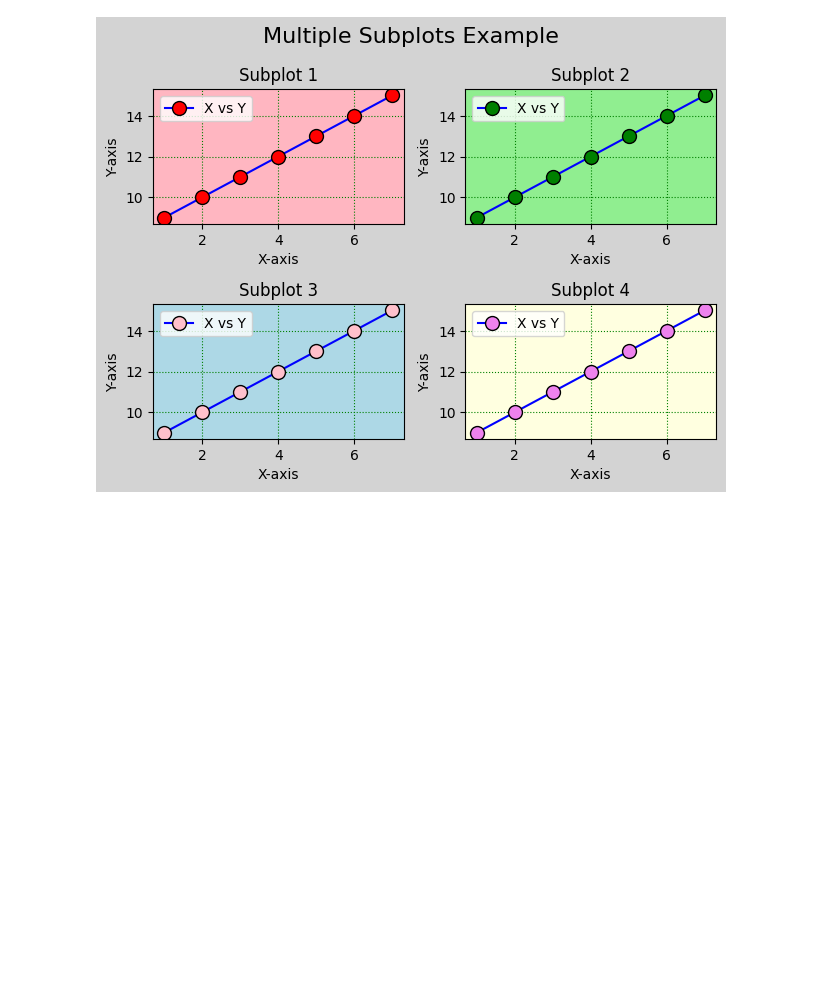
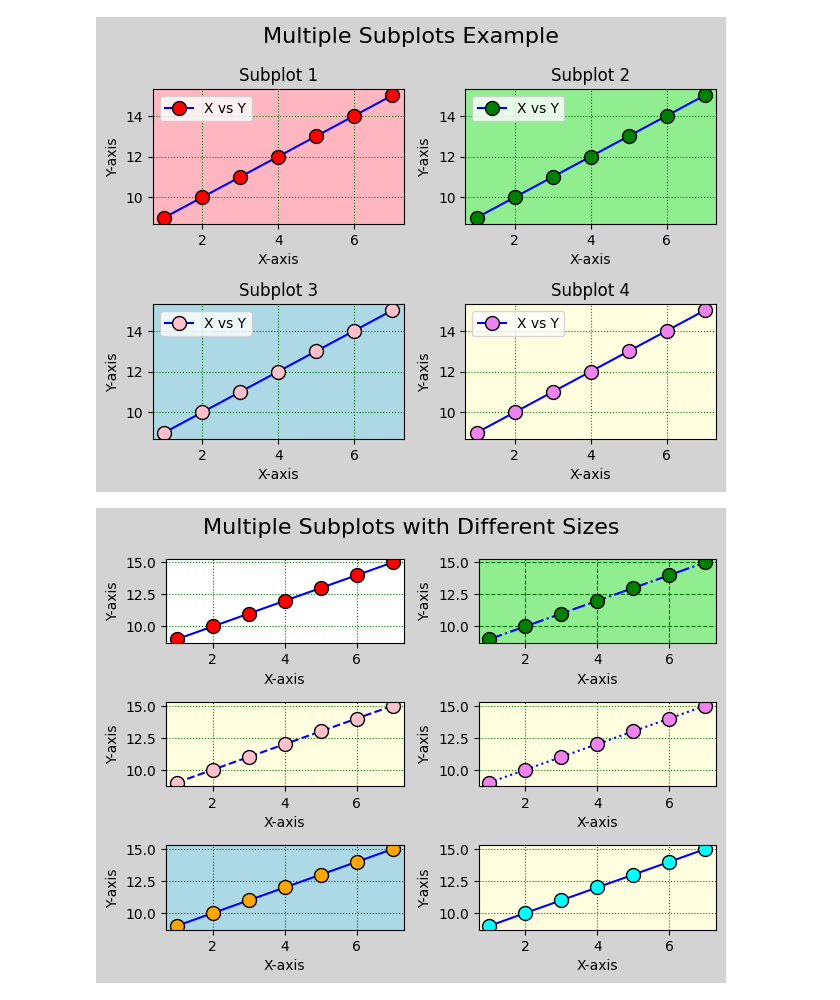
Before and after one commit to sangu0005/data_analysis_workspace, a Jupyter notebook: Maplotlib.ipynb, the cells around one changed output. Drawn from its saved outputs; the diff is of its cells as text; code cells hidden in the pictures; blank space fills up the shorter version.

```diff
--- a/Maplotlib.ipynb
+++ b/Maplotlib.ipynb
@@ -73,3 +73,46 @@ plt.tight_layout()
 plt.gcf().set_facecolor('lightgray')
 # %% [output]
 [figure]
+# %%
+fig, axes = plt.subplots(3, 2)
+fig.suptitle('Multiple Subplots with Different Sizes', fontsize=16)
+fig.set_facecolor('lightgray')
+
+axes[0, 0].plot(x, y, label='X vs Y', color='blue', marker='o', markersize=10, mfc='red', mec='black')
+axes[0, 0].grid(ls='dotted', color='green')
+axes[0, 0].set_xlabel('X-axis')
+axes[0, 0].set_ylabel('Y-axis')
+
+axes[0, 1].plot(x, y, label='X vs Y', color='blue', marker='o', markersize=10, mfc='green', mec='black',ls = '-.')
+axes[0, 1].grid(ls='dashed', color='green')
+axes[0, 1].set_xlabel('X-axis')
+axes[0, 1].set_ylabel('Y-axis')
+axes[0, 1].set_facecolor('lightgreen')
+
+axes[1, 0].plot(x, y, label='X vs Y', color='blue', marker='o', markersize=10, mfc='pink', mec='black',ls = '--')
+axes[1, 0].grid(ls='dotted', color='green')
+axes[1, 0].set_xlabel('X-axis')
+axes[1, 0].set_ylabel('Y-axis')
+axes[1, 0].set_facecolor('lightyellow')
+
+axes[1, 1].plot(x, y, label='X vs Y', color='blue', marker='o', markersize=10, mfc='violet', mec='black',ls = ':')
+axes[1, 1].grid(ls='dotted', color='green')
+axes[1, 1].set_xlabel('X-axis')
+axes[1, 1].set_ylabel('Y-axis')
+axes[1, 1].set_facecolor('lightyellow')
+
+axes[2, 0].plot(x, y, label='X vs Y', color='blue', marker='o', markersize=10, mfc='orange', mec='black',ls = '-')
+axes[2, 0].grid(ls='dotted', color='green')
+axes[2, 0].set_xlabel('X-axis')
+axes[2, 0].set_ylabel('Y-axis')
+axes[2, 0].set_facecolor('lightblue')
+
+axes[2, 1].plot(x, y, label='X vs Y', color='blue', marker='o', markersize=10, mfc='cyan', mec='black',ls = '-')
+axes[2, 1].grid(ls='dotted', color='green')
+axes[2, 1].set_xlabel('X-axis')
+axes[2, 1].set_ylabel('Y-axis')
+axes[2, 1].set_facecolor('lightyellow')
+
+fig.tight_layout()
+# %% [output]
+[figure, added]
```
